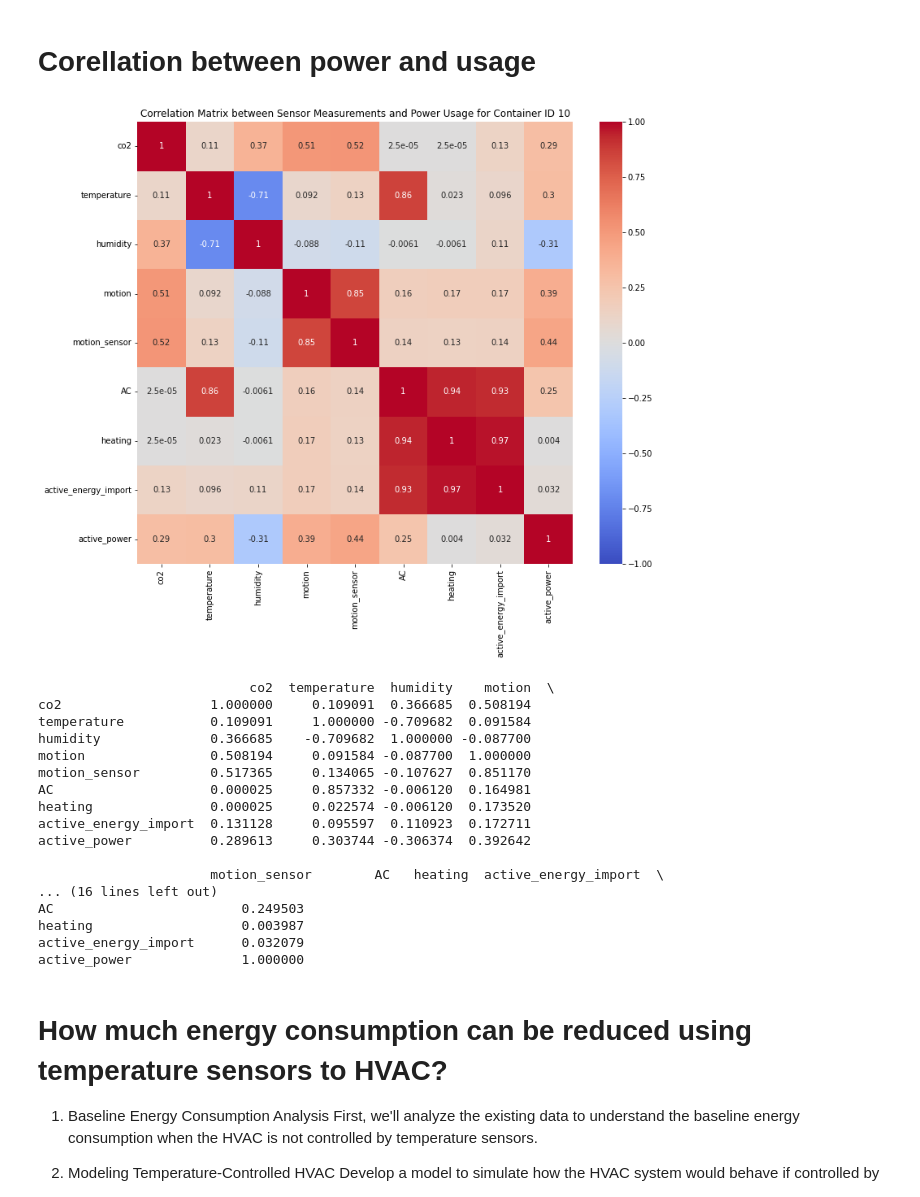
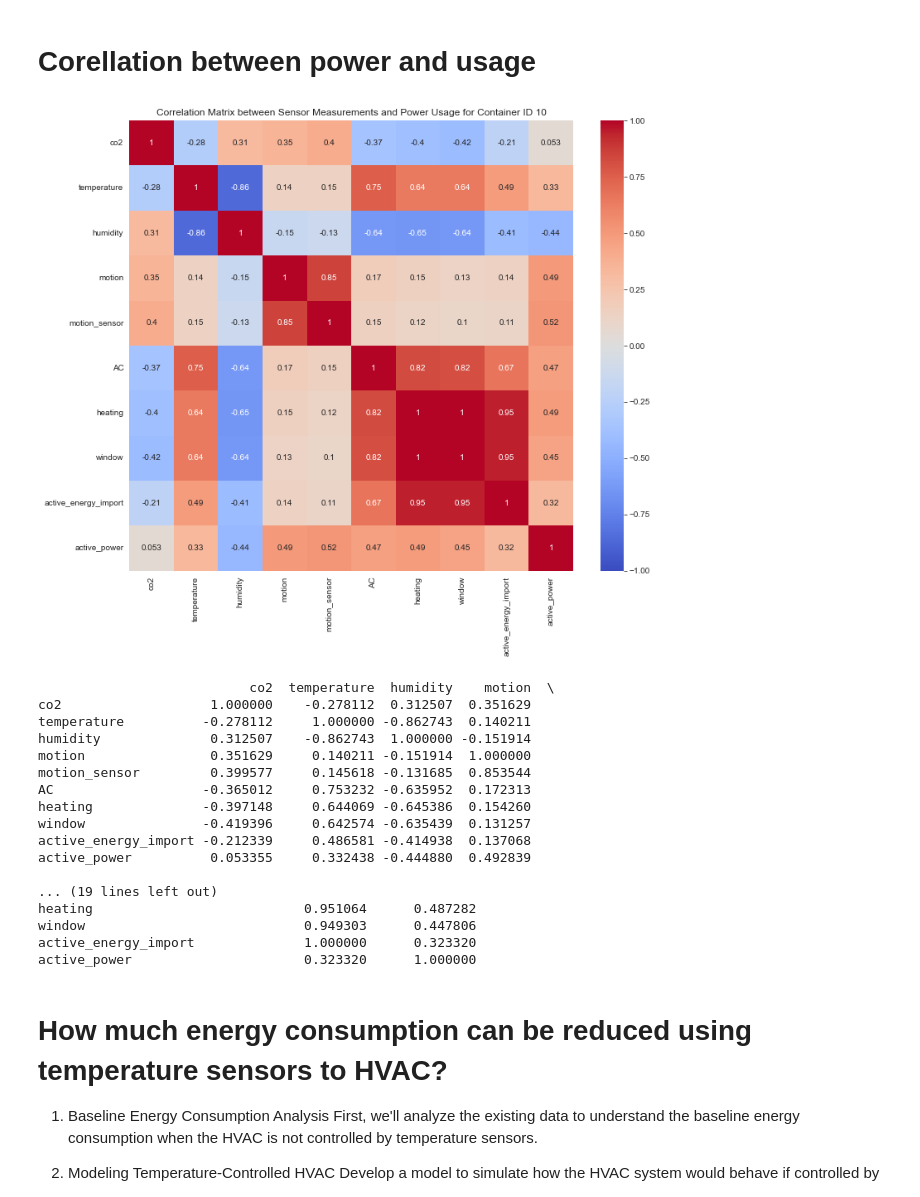
Before and after one commit to LeTartap/SISContainerProjGroup5, a Jupyter notebook: power_usage.ipynb, the cells around one changed output. Cells and saved outputs as stored; diff of their text form; code cells hidden in the pictures.

Commit message:
updated window to correlation matrix

```diff
--- a/power_usage.ipynb
+++ b/power_usage.ipynb
@@ -105,10 +84,6 @@ df_power = pd.read_csv(power_file_path)
 df_env['timestamp'] = pd.to_datetime(df_env['timestamp'], errors='coerce')
 df_power['timestamp'] = pd.to_datetime(df_power['timestamp'], errors='coerce')
 
-# Filter both dataframes for container ID 10
-df_env = df_env[df_env['id'] == 10]
-df_power = df_power[df_power['id'] == 10]
-
 # Drop rows with NaT in 'timestamp' columns
 df_env = df_env.dropna(subset=['timestamp'])
 df_power = df_power.dropna(subset=['timestamp'])
@@ -121,69 +96,72 @@ df_power.set_index('timestamp', inplace=True)
 df_env.index = pd.to_datetime(df_env.index)
 df_power.index = pd.to_datetime(df_power.index)
 
-# Fill NaN values in 'motion', 'controller_output_0', 'controller_output_1', and 'controller_input_1' columns with False and convert to int
+# Fill NaN values in 'motion', 'controller_output_0', 'controller_output_1', 'controller_input_1', and 'controller_input_0' columns with False and convert to int
 df_env['motion'] = df_env['motion'].fillna(False).astype(int)
 df_env['controller_input_1'] = df_env['controller_input_1'].fillna(False).astype(int)  # Motion sensor
 df_env['controller_output_0'] = df_env['controller_output_0'].fillna(False).astype(int)  # AC status
 df_env['controller_output_1'] = df_env['controller_output_1'].fillna(False).astype(int)  # Heating status
+df_env['controller_input_0'] = df_env['controller_input_0'].fillna(False).astype(int)  # Window sensor
 
 # Rename the columns accordingly
 df_env.rename(columns={
     'controller_input_1': 'motion_sensor',
     'controller_output_0': 'AC',
-    'controller_output_1': 'heating'
+    'controller_output_1': 'heating',
+    'controller_input_0': 'window'
 }, inplace=True)
 
 # Resample the environment data to 15-minute intervals and aggregate
 resampled_env = df_env.resample('15T').agg({
     'co2': 'mean',
     'temperature': 'mean',
     'humidity': 'mean',
     'motion': 'sum',
     'motion_sensor': 'sum',
     'AC': 'sum',
-    'heating': 'sum'
+    'heating': 'sum',
+    'window': 'sum'  # Window state
 })
 
 # Resample the power data to 15-minute intervals and aggregate
 resampled_power = df_power.resample('15T').agg({
     'active_energy_import': 'sum',
     'active_power': 'mean'
 })
 
 # Merge the environment and power dataframes on the timestamp
 merged_df = pd.merge(resampled_env, resampled_power, left_index=True, right_index=True, how='inner')
 
 # Create a correlation matrix
 correlation_matrix = merged_df.corr()
 
 # Plot the correlation matrix
 plt.figure(figsize=(12, 10))
 sns.heatmap(correlation_matrix, annot=True, cmap='coolwarm', vmin=-1, vmax=1)
 plt.title('Correlation Matrix between Sensor Measurements and Power Usage for Container ID 10')
 plt.show()
 
 # Display the correlation matrix
 print(correlation_matrix)
 # %% [output]
-[figure, old version]
+[figure, new version]
                            co2  temperature  humidity    motion  \
-co2                   1.000000     0.109091  0.366685  0.508194
-temperature           0.109091     1.000000 -0.709682  0.091584
-humidity              0.366685    -0.709682  1.000000 -0.087700
-motion                0.508194     0.091584 -0.087700  1.000000
-motion_sensor         0.517365     0.134065 -0.107627  0.851170
-AC                    0.000025     0.857332 -0.006120  0.164981
-heating               0.000025     0.022574 -0.006120  0.173520
-active_energy_import  0.131128     0.095597  0.110923  0.172711
-active_power          0.289613     0.303744 -0.306374  0.392642
+co2                   1.000000    -0.278112  0.312507  0.351629
+temperature          -0.278112     1.000000 -0.862743  0.140211
+humidity              0.312507    -0.862743  1.000000 -0.151914
+motion                0.351629     0.140211 -0.151914  1.000000
+motion_sensor         0.399577     0.145618 -0.131685  0.853544
+AC                   -0.365012     0.753232 -0.635952  0.172313
+heating              -0.397148     0.644069 -0.645386  0.154260
+window               -0.419396     0.642574 -0.635439  0.131257
+active_energy_import -0.212339     0.486581 -0.414938  0.137068
+active_power          0.053355     0.332438 -0.444880  0.492839
 
-                      motion_sensor        AC   heating  active_energy_import  \
-... (16 lines left out)
-AC                        0.249503
-heating                   0.003987
-active_energy_import      0.032079
-active_power              1.000000
+... (19 lines left out)
+heating                           0.951064      0.487282
+window                            0.949303      0.447806
+active_energy_import              1.000000      0.323320
+active_power                      0.323320      1.000000
 # %% [markdown]
 # How much energy consumption can be reduced using temperature sensors to HVAC?
 
```
Also changed, not shown: parts of 2 cells of this notebook, 1 other file.
